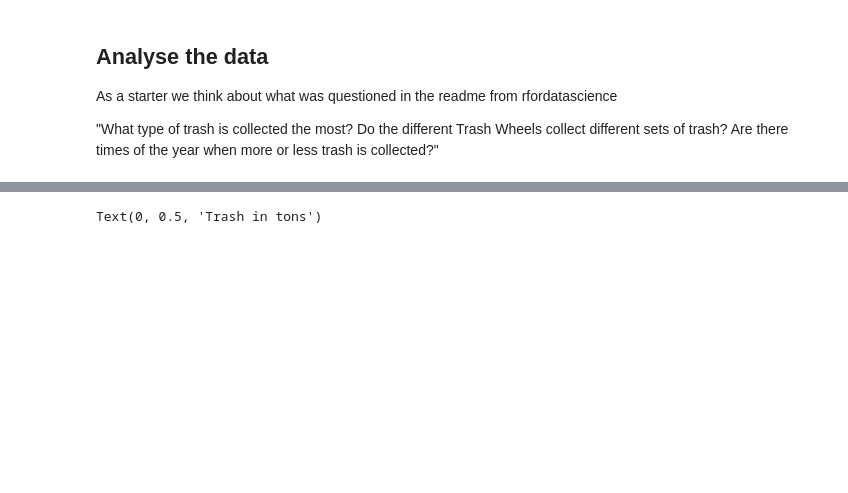
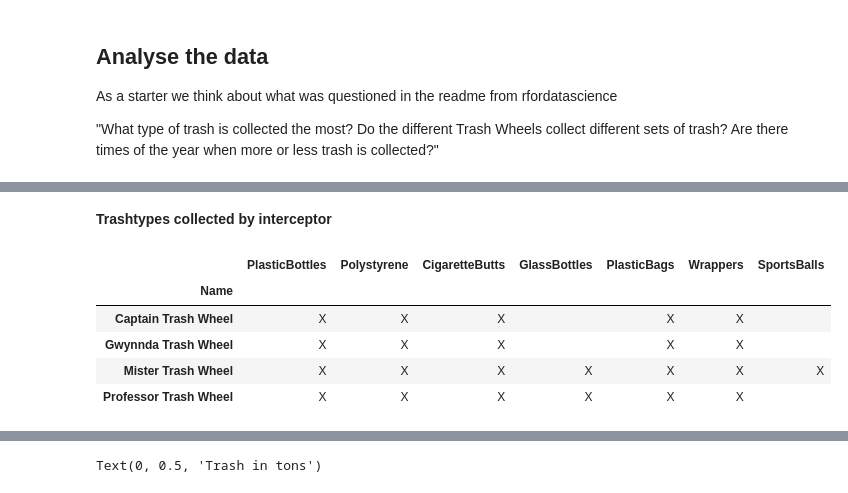
Before and after one commit to wolfJaeger/tidyTuesdayPython, a Jupyter notebook: 2024-03-05/tidyTuesday_2024-03-05.ipynb, the cells around one changed output, grey strips where cells are left out. Saved outputs shown, nothing was run; the diff lists cells and outputs as text; code cells hidden in the pictures; blank space fills up the shorter version.

```diff
--- a/2024-03-05/tidyTuesday_2024-03-05.ipynb
+++ b/2024-03-05/tidyTuesday_2024-03-05.ipynb
@@ -280,0 +297,19 @@ As a starter we think about what was questioned in the readme from rfordatascien
+# %% [markdown]
+**Trashtypes collected by interceptor**
+# %%
+# I know.. this could be better. :)
+trash_columns = ['PlasticBottles', 'Polystyrene', 'CigaretteButts', 'GlassBottles',
+       'PlasticBags', 'Wrappers', 'SportsBalls']
+trash_by_interceptor = alltrashwheels.groupby('Name')[trash_columns].count().copy()
+interceptor_has_collected_trash_type = trash_by_interceptor[trash_columns] > 0
+trash_by_interceptor_str = trash_by_interceptor[trash_columns].astype(str)
+trash_by_interceptor_str[interceptor_has_collected_trash_type] = 'X'
+trash_by_interceptor_str[~interceptor_has_collected_trash_type] = ''
+trash_by_interceptor_str
+# %% [output]
+|  | PlasticBottles | Polystyrene | CigaretteButts | GlassBottles | PlasticBags | Wrappers | SportsBalls |
+| Name |  |  |  |  |  |  |  |
+| Captain Trash Wheel | X | X | X |  | X | X |  |
+| Gwynnda Trash Wheel | X | X | X |  | X | X |  |
+| Mister Trash Wheel | X | X | X | X | X | X | X |
+| Professor Trash Wheel | X | X | X | X | X | X |  |
```
Also changed, not shown: parts of 12 cells of this notebook.
